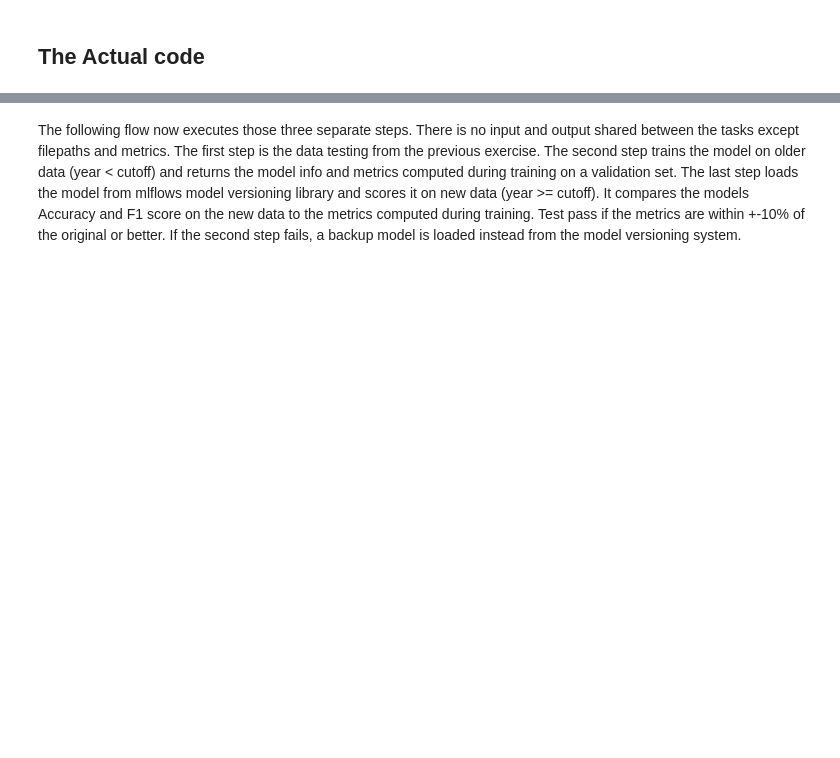
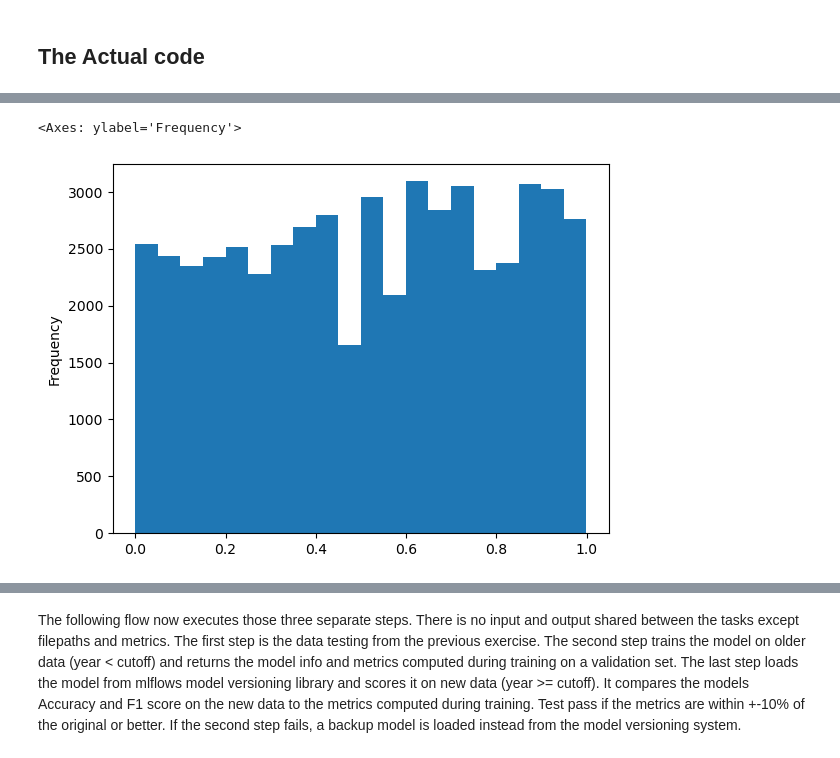
Before and after one commit to ThomasK1086/MLOps, a Jupyter notebook: main.ipynb, the cells around one changed output, grey strips where cells are left out. Cells and saved outputs as stored; diff of their text form; code cells hidden in the pictures; blank space fills up the shorter version.

```diff
--- a/main.ipynb
+++ b/main.ipynb
@@ -18,0 +122,5 @@ http://127.0.0.1:8080
+# %%
+X.hash_norm.plot(kind="hist", bins=20)
+# %% [output]
+<Axes: ylabel='Frequency'>
+[figure, added]
```
Also changed, not shown: parts of 22 cells of this notebook, 11 other files.
